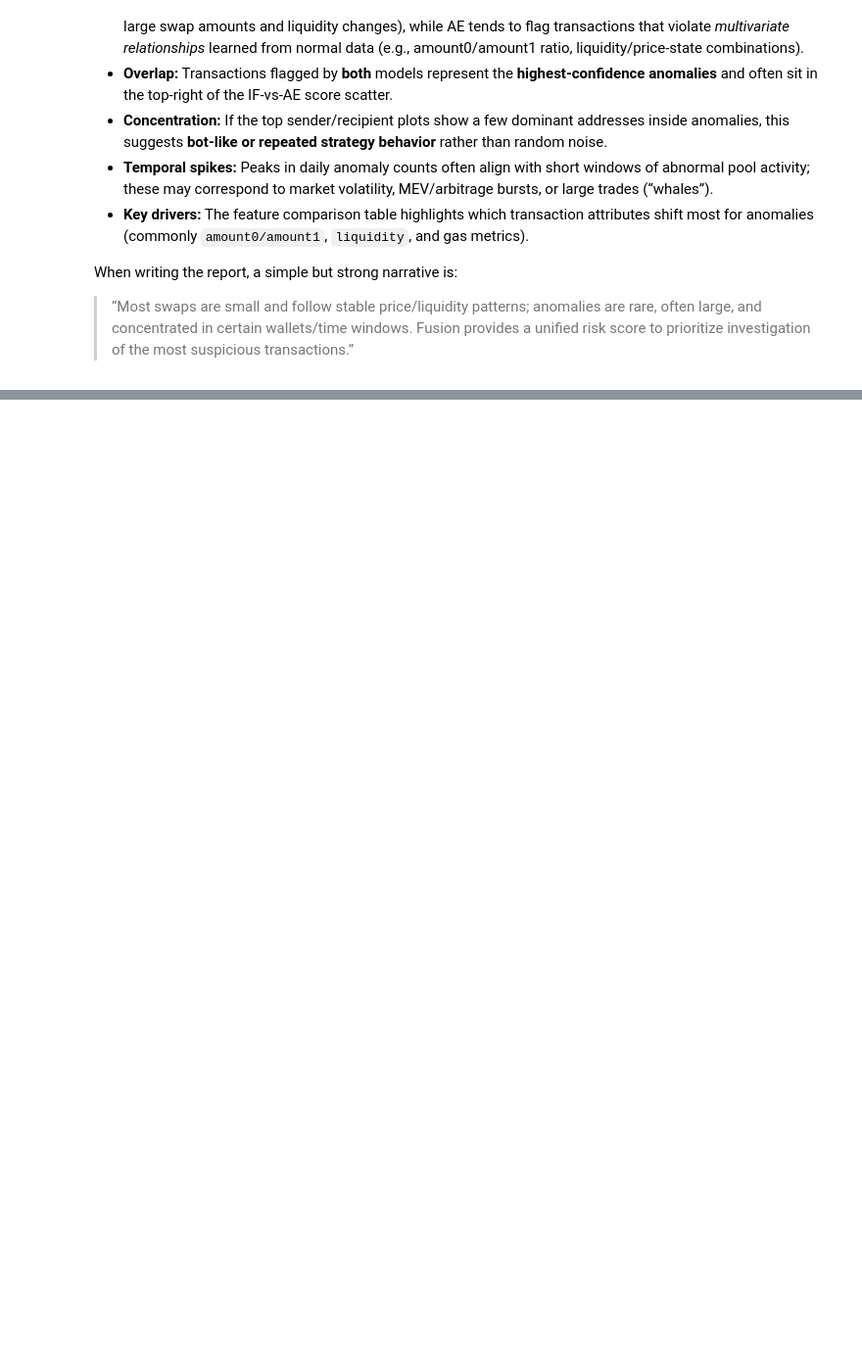
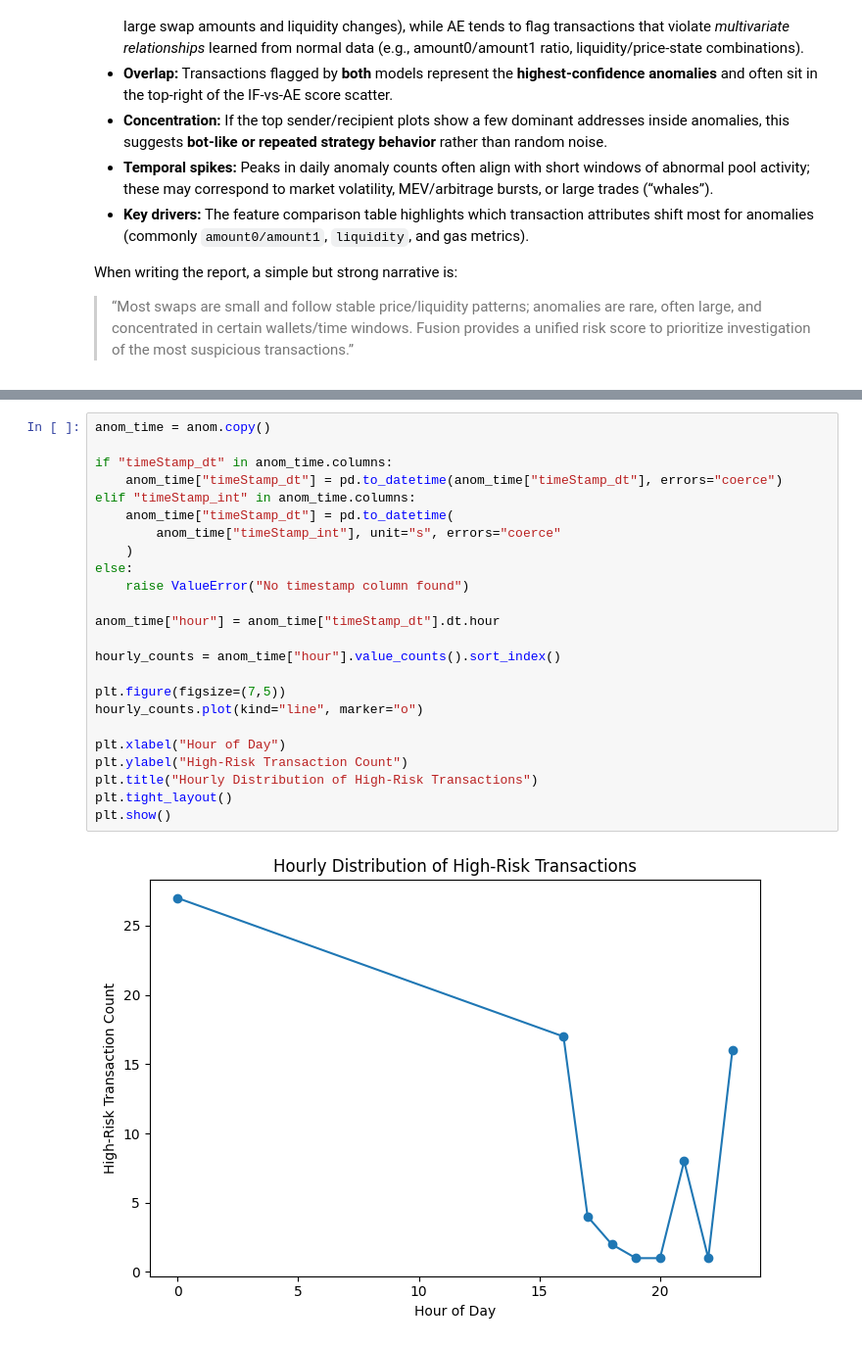
Before and after one commit to minaozdogan/Blockchain-Smart-Contract-Transaction-Anomaly-Detection-Project, a Jupyter notebook: notebooks/visualization_and_comparison_2.ipynb, the cells around one changed output, grey strips where cells are left out. Shown at 98% size. Drawn from its saved outputs; the diff is of its cells as text; blank space fills up the shorter version.

```diff
--- a/notebooks/visualization_and_comparison_2.ipynb
+++ b/notebooks/visualization_and_comparison_2.ipynb
@@ -549,0 +597,26 @@ When writing the report, a simple but strong narrative is:
+# %%
+anom_time = anom.copy()
+
+if "timeStamp_dt" in anom_time.columns:
+    anom_time["timeStamp_dt"] = pd.to_datetime(anom_time["timeStamp_dt"], errors="coerce")
+elif "timeStamp_int" in anom_time.columns:
+    anom_time["timeStamp_dt"] = pd.to_datetime(
+        anom_time["timeStamp_int"], unit="s", errors="coerce"
+    )
+else:
+    raise ValueError("No timestamp column found")
+
+anom_time["hour"] = anom_time["timeStamp_dt"].dt.hour
+
+hourly_counts = anom_time["hour"].value_counts().sort_index()
+
+plt.figure(figsize=(7,5))
+hourly_counts.plot(kind="line", marker="o")
+
+plt.xlabel("Hour of Day")
+plt.ylabel("High-Risk Transaction Count")
+plt.title("Hourly Distribution of High-Risk Transactions")
+plt.tight_layout()
+plt.show()
+# %% [output]
+[figure, added]
```
Also changed, not shown: parts of 6 cells of this notebook.
